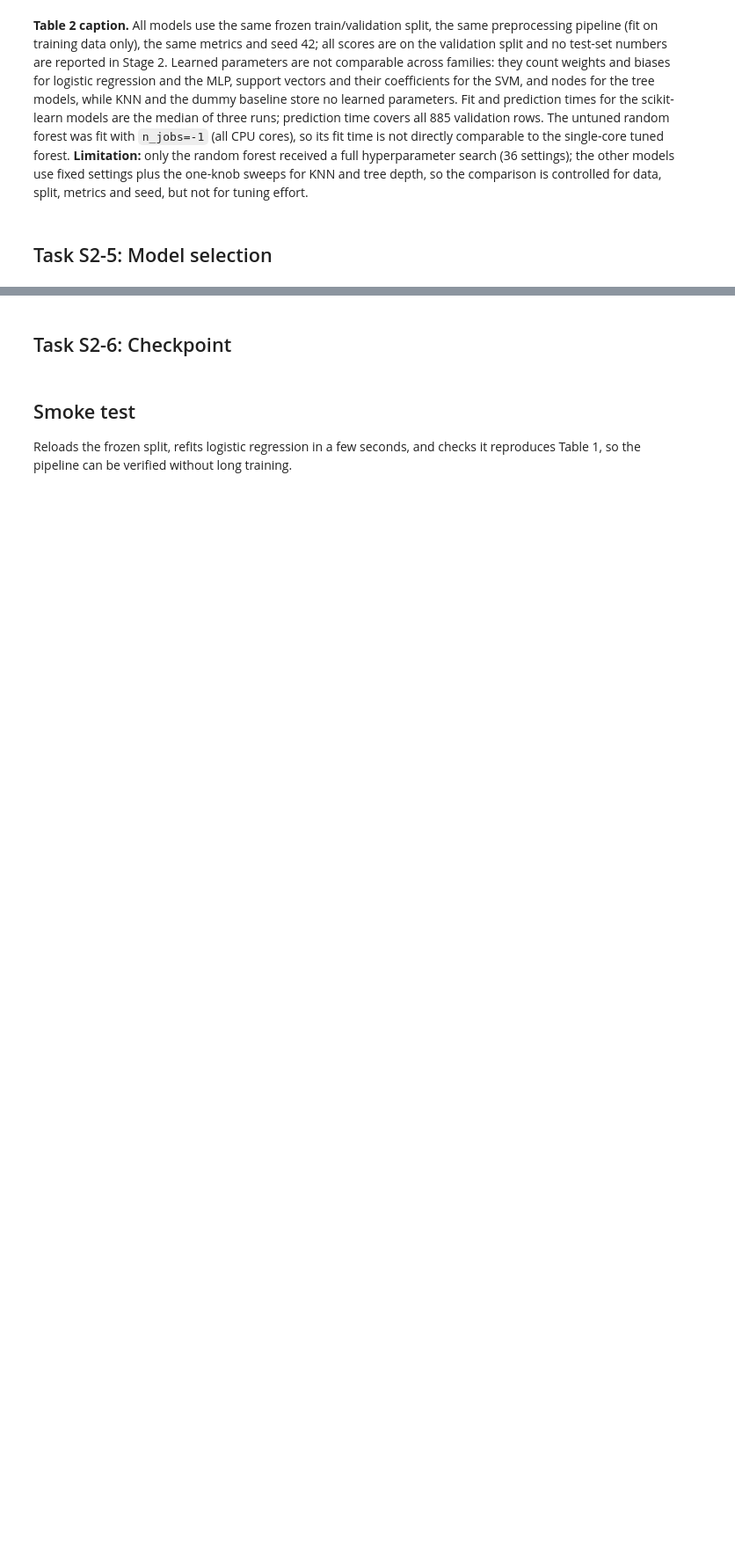
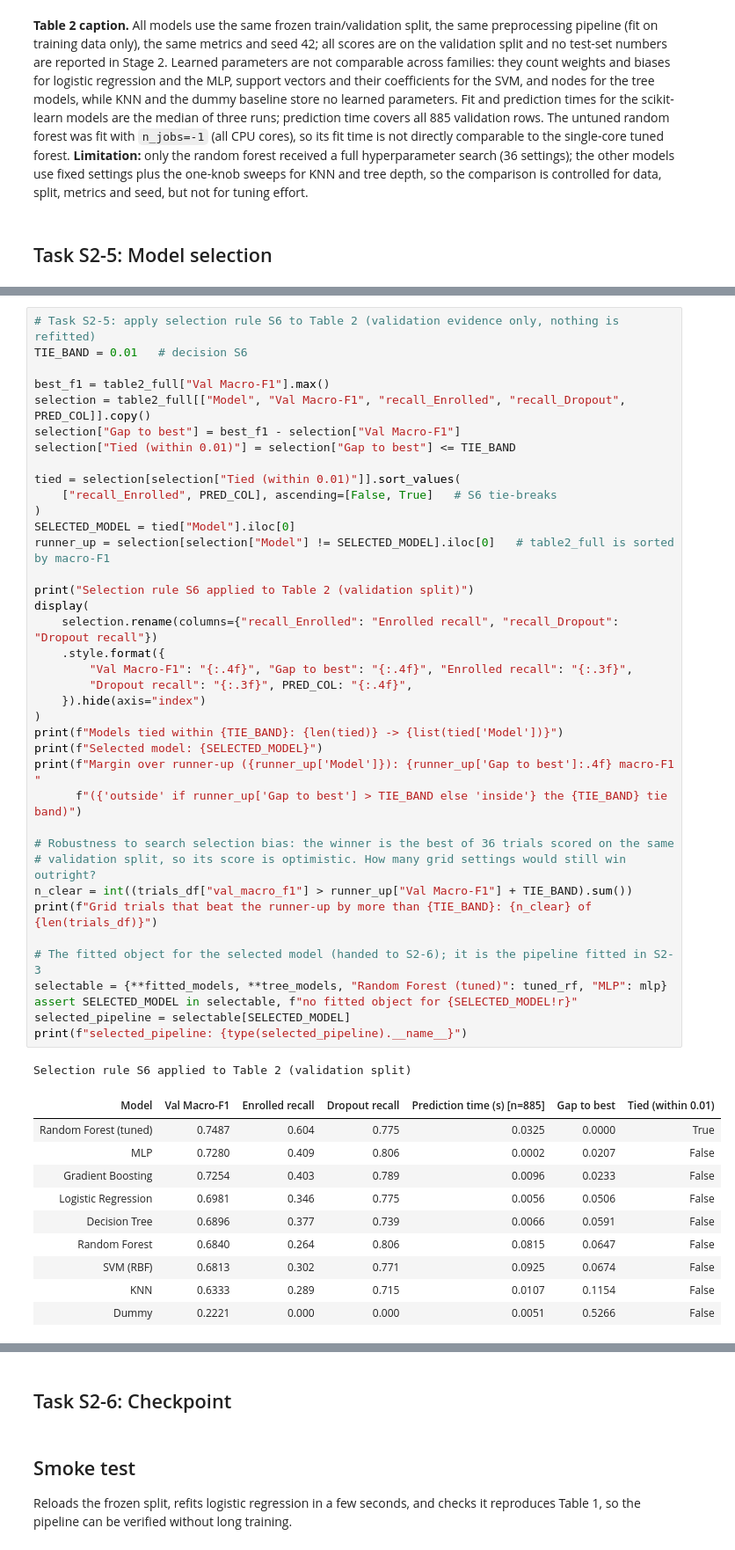
Before and after one commit to mremani11/DS3000-Project, a Jupyter notebook: DS3000_Project_Group03.ipynb, the cells around one changed output, grey strips where cells are left out. Shown at 88% size. Drawn from its saved outputs; the diff is of its cells as text; blank space fills up the shorter version.

```diff
--- a/DS3000_Project_Group03.ipynb
+++ b/DS3000_Project_Group03.ipynb
@@ -1777,0 +1784,50 @@ plt.show()
+# %%
+# Task S2-5: apply selection rule S6 to Table 2 (validation evidence only, nothing is refitted)
+TIE_BAND = 0.01   # decision S6
+
+best_f1 = table2_full["Val Macro-F1"].max()
+selection = table2_full[["Model", "Val Macro-F1", "recall_Enrolled", "recall_Dropout", PRED_COL]].copy()
+selection["Gap to best"] = best_f1 - selection["Val Macro-F1"]
+selection["Tied (within 0.01)"] = selection["Gap to best"] <= TIE_BAND
+
+tied = selection[selection["Tied (within 0.01)"]].sort_values(
+    ["recall_Enrolled", PRED_COL], ascending=[False, True]   # S6 tie-breaks
+)
+SELECTED_MODEL = tied["Model"].iloc[0]
+runner_up = selection[selection["Model"] != SELECTED_MODEL].iloc[0]   # table2_full is sorted by macro-F1
+
+print("Selection rule S6 applied to Table 2 (validation split)")
+display(
+    selection.rename(columns={"recall_Enrolled": "Enrolled recall", "recall_Dropout": "Dropout recall"})
+    .style.format({
+        "Val Macro-F1": "{:.4f}", "Gap to best": "{:.4f}", "Enrolled recall": "{:.3f}",
+        "Dropout recall": "{:.3f}", PRED_COL: "{:.4f}",
+    }).hide(axis="index")
+)
+print(f"Models tied within {TIE_BAND}: {len(tied)} -> {list(tied['Model'])}")
+print(f"Selected model: {SELECTED_MODEL}")
+print(f"Margin over runner-up ({runner_up['Model']}): {runner_up['Gap to best']:.4f} macro-F1 "
+      f"({'outside' if runner_up['Gap to best'] > TIE_BAND else 'inside'} the {TIE_BAND} tie band)")
+
+# Robustness to search selection bias: the winner is the best of 36 trials scored on the same
+# validation split, so its score is optimistic. How many grid settings would still win outright?
+n_clear = int((trials_df["val_macro_f1"] > runner_up["Val Macro-F1"] + TIE_BAND).sum())
+print(f"Grid trials that beat the runner-up by more than {TIE_BAND}: {n_clear} of {len(trials_df)}")
+
+# The fitted object for the selected model (handed to S2-6); it is the pipeline fitted in S2-3
+selectable = {**fitted_models, **tree_models, "Random Forest (tuned)": tuned_rf, "MLP": mlp}
+assert SELECTED_MODEL in selectable, f"no fitted object for {SELECTED_MODEL!r}"
+selected_pipeline = selectable[SELECTED_MODEL]
+print(f"selected_pipeline: {type(selected_pipeline).__name__}")
+# %% [output]
+Selection rule S6 applied to Table 2 (validation split)
+| Model | Val Macro-F1 | Enrolled recall | Dropout recall | Prediction time (s) [n=885] | Gap to best | Tied (within 0.01) |
+| Random Forest (tuned) | 0.7487 | 0.604 | 0.775 | 0.0325 | 0.0000 | True |
+| MLP | 0.7280 | 0.409 | 0.806 | 0.0002 | 0.0207 | False |
+| Gradient Boosting | 0.7254 | 0.403 | 0.789 | 0.0096 | 0.0233 | False |
+| Logistic Regression | 0.6981 | 0.346 | 0.775 | 0.0056 | 0.0506 | False |
+| Decision Tree | 0.6896 | 0.377 | 0.739 | 0.0066 | 0.0591 | False |
+| Random Forest | 0.6840 | 0.264 | 0.806 | 0.0815 | 0.0647 | False |
+| SVM (RBF) | 0.6813 | 0.302 | 0.771 | 0.0925 | 0.0674 | False |
+| KNN | 0.6333 | 0.289 | 0.715 | 0.0107 | 0.1154 | False |
+| Dummy | 0.2221 | 0.000 | 0.000 | 0.0051 | 0.5266 | False |
```
Also changed, not shown: parts of 12 cells of this notebook.
